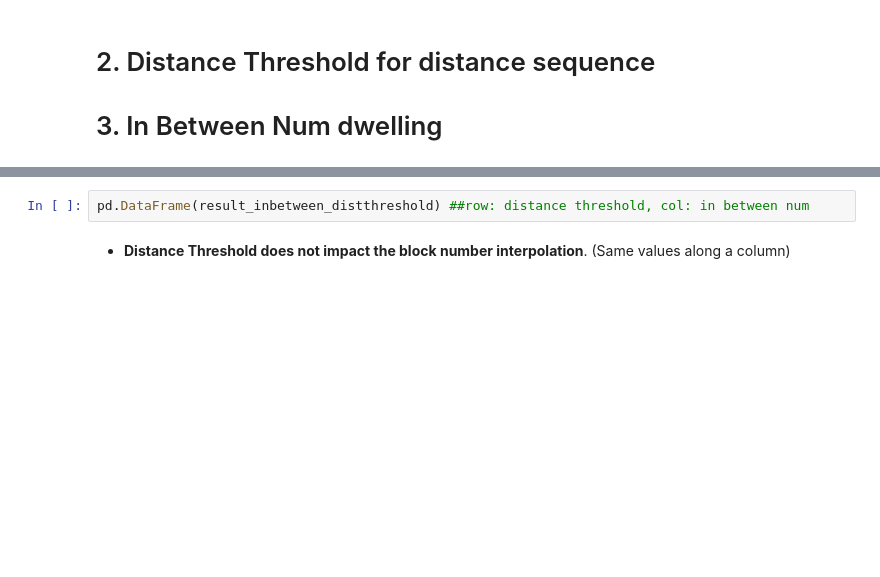
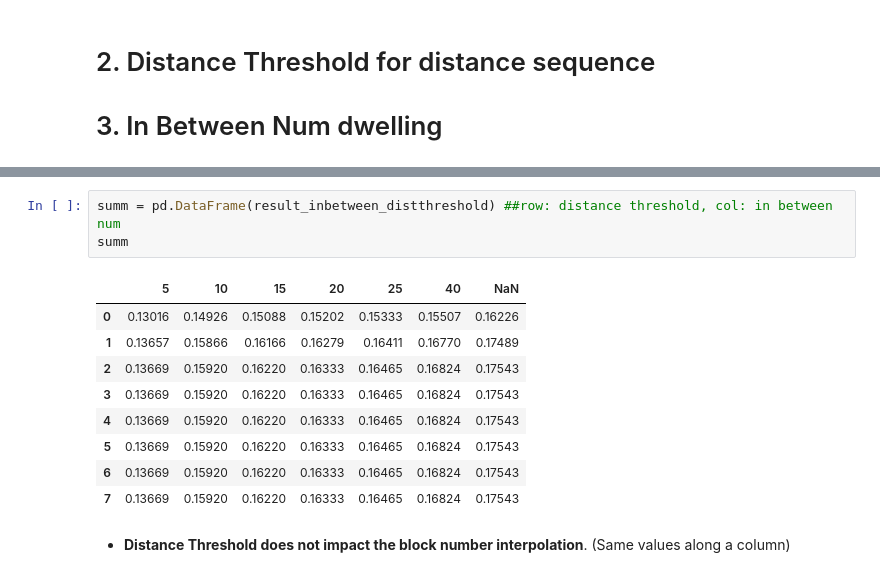
Before and after one commit to CenterForSpatialResearch/hnyc-spatial-linkage, a Jupyter notebook: interpolation_notebooks/working_notebook/EDA_block_number_interpolation_v02.ipynb, the cells around one changed output, grey strips where cells are left out. Saved outputs shown, nothing was run; the diff lists cells and outputs as text; blank space fills up the shorter version.

```diff
--- a/interpolation_notebooks/working_notebook/EDA_block_number_interpolation_v02.ipynb
+++ b/interpolation_notebooks/working_notebook/EDA_block_number_interpolation_v02.ipynb
@@ -332,5 +324,16 @@ for in_between_num in in_between_num_list:
 # %%
-pd.DataFrame(result_inbetween_distthreshold) ##row: distance threshold, col: in between num
+summ = pd.DataFrame(result_inbetween_distthreshold) ##row: distance threshold, col: in between num
+summ
+# %% [output]
+|  | 5 | 10 | 15 | 20 | 25 | 40 | NaN |
+| 0 | 0.13016 | 0.14926 | 0.15088 | 0.15202 | 0.15333 | 0.15507 | 0.16226 |
+| 1 | 0.13657 | 0.15866 | 0.16166 | 0.16279 | 0.16411 | 0.16770 | 0.17489 |
+| 2 | 0.13669 | 0.15920 | 0.16220 | 0.16333 | 0.16465 | 0.16824 | 0.17543 |
+| 3 | 0.13669 | 0.15920 | 0.16220 | 0.16333 | 0.16465 | 0.16824 | 0.17543 |
+| 4 | 0.13669 | 0.15920 | 0.16220 | 0.16333 | 0.16465 | 0.16824 | 0.17543 |
+| 5 | 0.13669 | 0.15920 | 0.16220 | 0.16333 | 0.16465 | 0.16824 | 0.17543 |
+| 6 | 0.13669 | 0.15920 | 0.16220 | 0.16333 | 0.16465 | 0.16824 | 0.17543 |
+| 7 | 0.13669 | 0.15920 | 0.16220 | 0.16333 | 0.16465 | 0.16824 | 0.17543 |
 # %% [markdown]
 * **Distance Threshold does not impact the block number interpolation**. (Same values along a column)
 # %%
```
Also changed, not shown: parts of 16 cells of this notebook.
